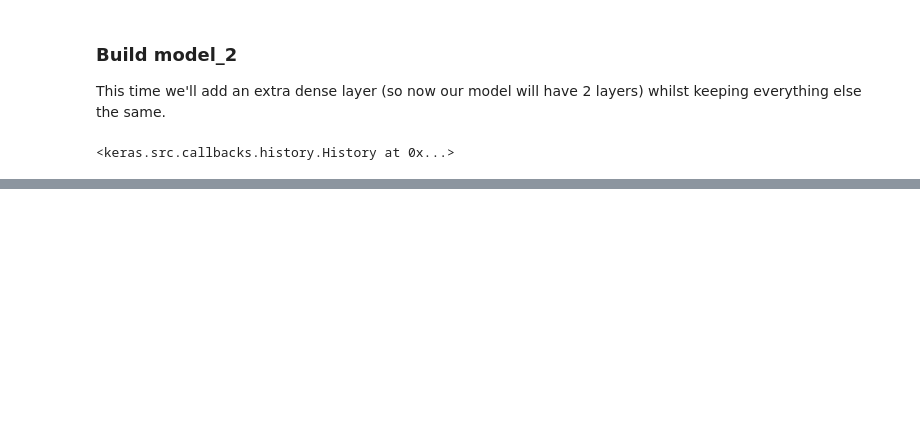
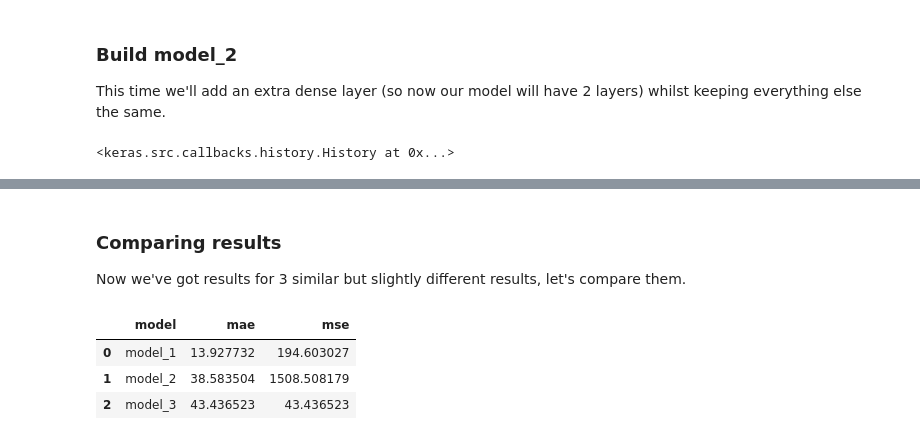
Before and after one commit to Ifeoluwakareem/IFEOLUWA_ML, a Jupyter notebook: Python_basics_01/tensors_fundamental/Neural_Network_Regression_with_TensorFlow.ipynb, the cells around one changed output, grey strips where cells are left out. Drawn from its saved outputs; the diff is of its cells as text; code cells hidden in the pictures; blank space fills up the shorter version.

```diff
--- a/Python_basics_01/tensors_fundamental/Neural_Network_Regression_with_TensorFlow.ipynb
+++ b/Python_basics_01/tensors_fundamental/Neural_Network_Regression_with_TensorFlow.ipynb
@@ -658,0 +707,17 @@ mae_2, mse_2
+# %% [markdown]
+### **Comparing results**
+Now we've got results for 3 similar but slightly different results, let's compare them.
+# %%
+model_results = [["model_1", mae_1, mse_1],
+                 ["model_2", mae_2, mse_2],
+                 ["model_3", mae_3, mae_3]]
+
+
+import pandas as pd
+all_results = pd.DataFrame(model_results, columns=["model", "mae", "mse"])
+all_results
+# %% [output]
+|  | model | mae | mse |
+| 0 | model_1 | 13.927732 | 194.603027 |
+| 1 | model_2 | 38.583504 | 1508.508179 |
+| 2 | model_3 | 43.436523 | 43.436523 |
```
Also changed, not shown: parts of 27 cells of this notebook.
